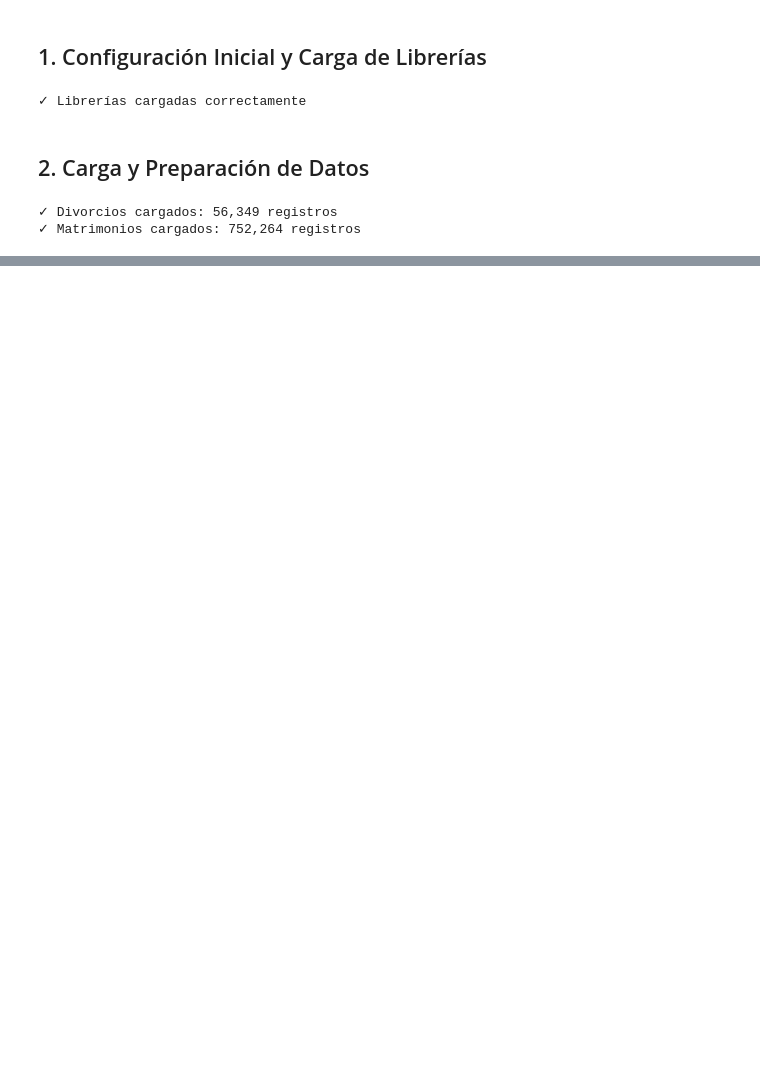
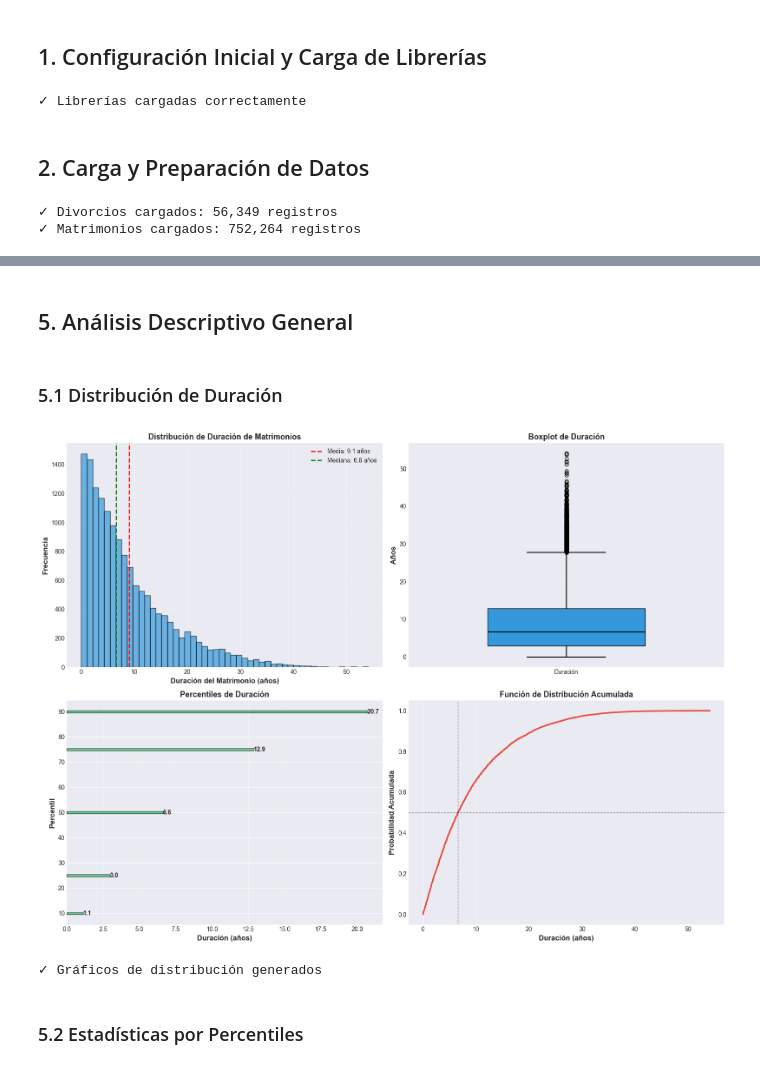
Before and after one commit to Branuvg/proyecto1_mineria, a Jupyter notebook: Hipotesis3_Duracion_Matrimonio.ipynb, the cells around one changed output, grey strips where cells are left out. Drawn from its saved outputs; the diff is of its cells as text; code cells hidden in the pictures; blank space fills up the shorter version.

```diff
--- a/Hipotesis3_Duracion_Matrimonio.ipynb
+++ b/Hipotesis3_Duracion_Matrimonio.ipynb
@@ -866,0 +216,70 @@ Este análisis proporciona **información práctica y reveladora** sobre:
+# %% [markdown]
+## 5. Análisis Descriptivo General
+# %% [markdown]
+### 5.1 Distribución de Duración
+# %%
+# Visualización de distribución
+fig, axes = plt.subplots(2, 2, figsize=(16, 12))
+
+# 5.1.1 Histograma
+ax1 = axes[0, 0]
+ax1.hist(divorcios_duracion['Duracion_Promedio'], bins=50, color='#3498DB',
+         alpha=0.7, edgecolor='black')
+ax1.axvline(divorcios_duracion['Duracion_Promedio'].mean(), color='red',
+           linestyle='--', linewidth=2, label=f'Media: {divorcios_duracion["Duracion_Promedio"].mean():.1f} años')
+ax1.axvline(divorcios_duracion['Duracion_Promedio'].median(), color='green',
+           linestyle='--', linewidth=2, label=f'Mediana: {divorcios_duracion["Duracion_Promedio"].median():.1f} años')
+ax1.set_xlabel('Duración del Matrimonio (años)', fontsize=12, fontweight='bold')
+ax1.set_ylabel('Frecuencia', fontsize=12, fontweight='bold')
+ax1.set_title('Distribución de Duración de Matrimonios', fontsize=13, fontweight='bold')
+ax1.legend(loc='best', fontsize=10)
+ax1.grid(True, alpha=0.3)
+
+# 5.1.2 Boxplot
+ax2 = axes[0, 1]
+bp = ax2.boxplot([divorcios_duracion['Duracion_Promedio']],
+                  labels=['Duración'],
+                  patch_artist=True, widths=0.5)
+bp['boxes'][0].set_facecolor('#3498DB')
+for element in ['whiskers', 'fliers', 'means', 'medians', 'caps']:
+    plt.setp(bp[element], color='black', linewidth=1.5)
+ax2.set_ylabel('Años', fontsize=12, fontweight='bold')
+ax2.set_title('Boxplot de Duración', fontsize=13, fontweight='bold')
+ax2.grid(True, alpha=0.3, axis='y')
+
+# 5.1.3 Percentiles
+ax3 = axes[1, 0]
+percentiles = [10, 25, 50, 75, 90]
+valores_percentiles = [divorcios_duracion['Duracion_Promedio'].quantile(p/100) for p in percentiles]
+bars = ax3.barh(percentiles, valores_percentiles, color='#2ECC71', alpha=0.7, edgecolor='black')
+ax3.set_xlabel('Duración (años)', fontsize=12, fontweight='bold')
+ax3.set_ylabel('Percentil', fontsize=12, fontweight='bold')
+ax3.set_title('Percentiles de Duración', fontsize=13, fontweight='bold')
+ax3.grid(True, alpha=0.3, axis='x')
+# Añadir valores
+for i, (bar, val) in enumerate(zip(bars, valores_percentiles)):
+    ax3.text(val, bar.get_y() + bar.get_height()/2, f'{val:.1f}',
+            ha='left', va='center', fontsize=10, fontweight='bold')
+
+# 5.1.4 Distribución acumulada
+ax4 = axes[1, 1]
+sorted_dur = np.sort(divorcios_duracion['Duracion_Promedio'])
+cdf = np.arange(1, len(sorted_dur) + 1) / len(sorted_dur)
+ax4.plot(sorted_dur, cdf, linewidth=2.5, color='#E74C3C')
+ax4.axhline(0.5, color='black', linestyle='--', linewidth=1, alpha=0.5)
+ax4.axvline(divorcios_duracion['Duracion_Promedio'].median(), color='black',
+           linestyle='--', linewidth=1, alpha=0.5)
+ax4.set_xlabel('Duración (años)', fontsize=12, fontweight='bold')
+ax4.set_ylabel('Probabilidad Acumulada', fontsize=12, fontweight='bold')
+ax4.set_title('Función de Distribución Acumulada', fontsize=13, fontweight='bold')
+ax4.grid(True, alpha=0.3)
+
+plt.tight_layout()
+plt.show()
+
+print("✓ Gráficos de distribución generados")
+# %% [output]
+[figure, added]
+✓ Gráficos de distribución generados
+# %% [markdown]
+### 5.2 Estadísticas por Percentiles
```
Also changed, not shown: parts of 63 cells of this notebook.
